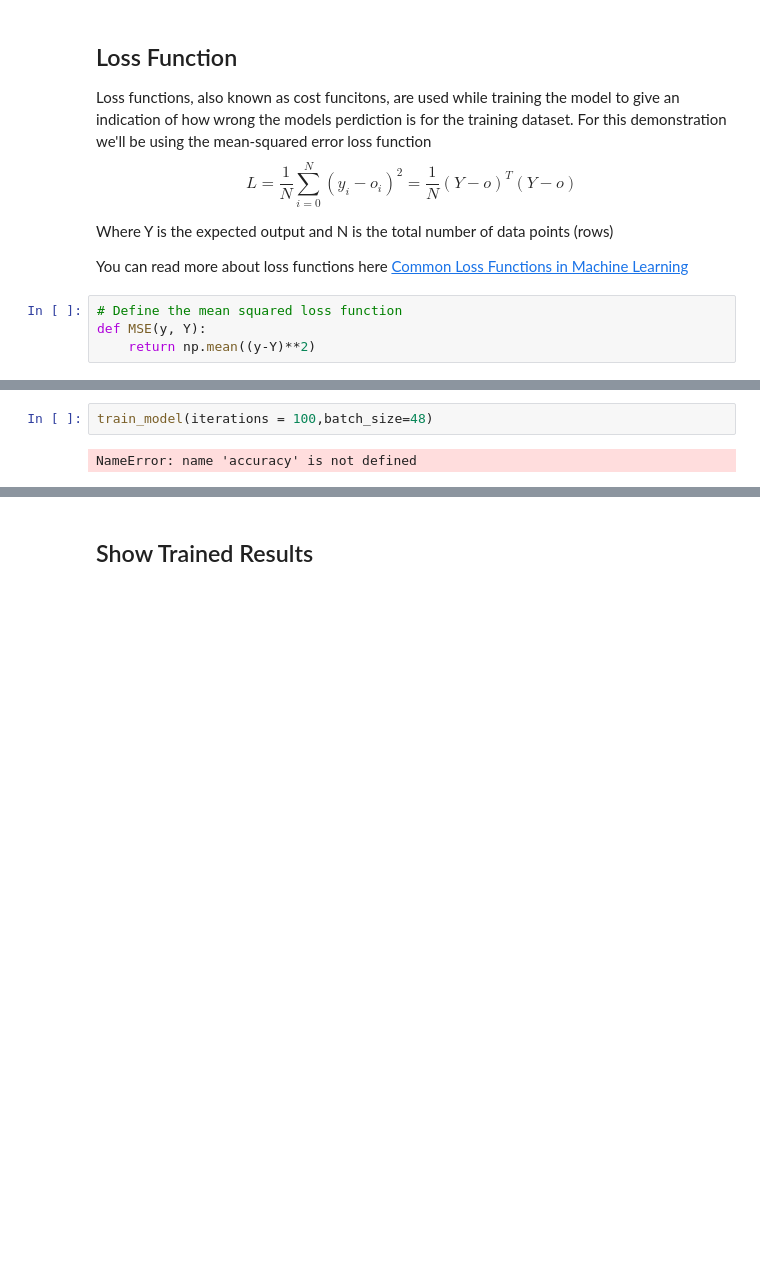
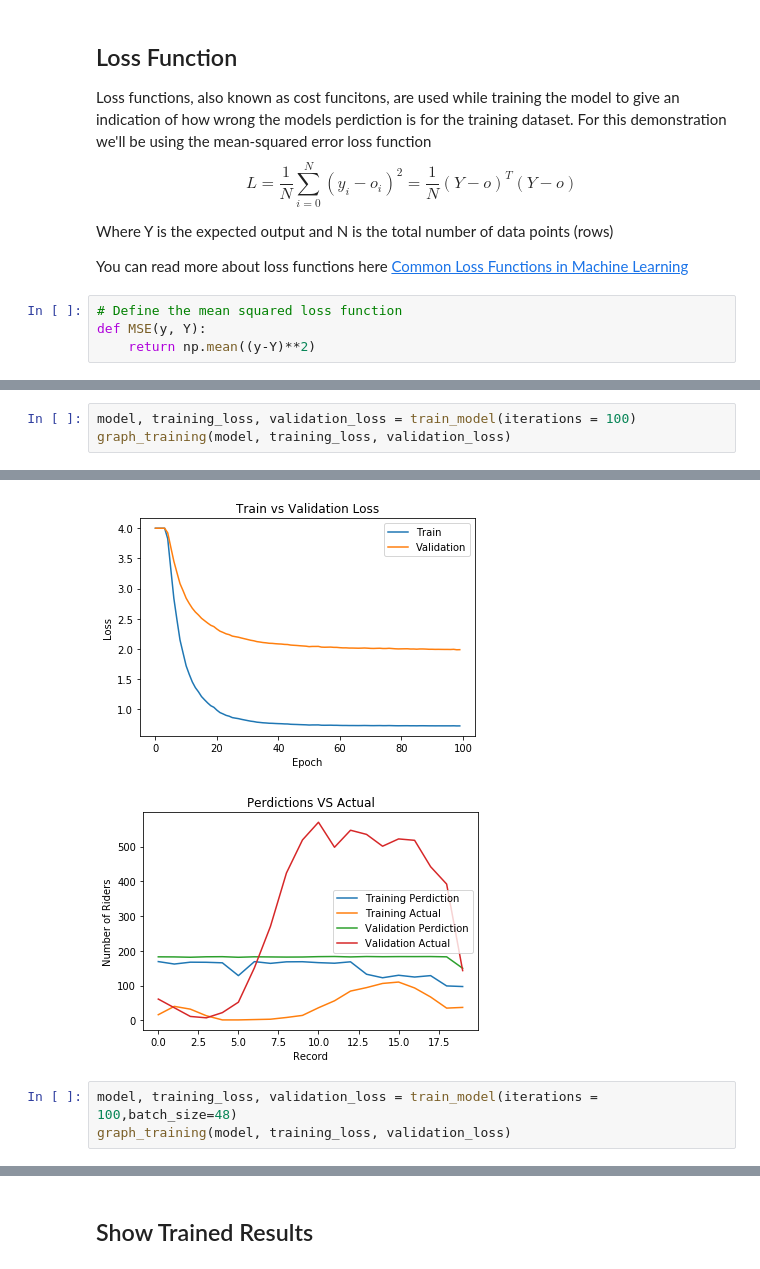
Before and after one commit to gimseng/99-ML-Learning-Projects, a Jupyter notebook: 011/solution/mlp_from_scratch.ipynb, the cells around one changed output, grey strips where cells are left out. Saved outputs shown, nothing was run; the diff lists cells and outputs as text; blank space fills up the shorter version.

```diff
--- a/011/solution/mlp_from_scratch.ipynb
+++ b/011/solution/mlp_from_scratch.ipynb
@@ -855,0 +868,4 @@ def train_model(learning_rate=.3, hidden_nodes=50, iterations=3000, output_nodes
+# %%
+model, training_loss, validation_loss = train_model(iterations = 100)
+graph_training(model, training_loss, validation_loss)
+# %% [output]
@@ -856,4 +878,5 @@ def train_model(learning_rate=.3, hidden_nodes=50, iterations=3000, output_nodes
+[figure, added]
+[figure, added]
 # %%
-train_model(iterations = 100,batch_size=48)
+model, training_loss, validation_loss = train_model(iterations = 100,batch_size=48)
+graph_training(model, training_loss, validation_loss)
-# %% [output]
-NameError: name 'accuracy' is not defined
```
Also changed, not shown: parts of 19 cells of this notebook.
